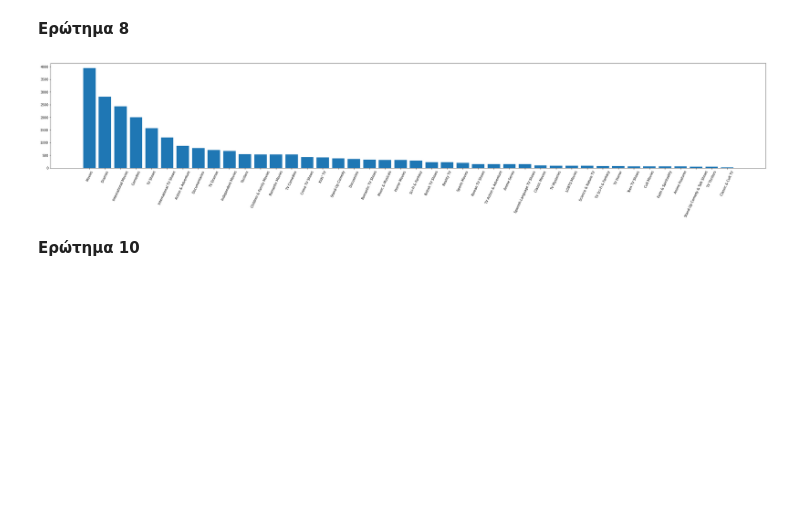
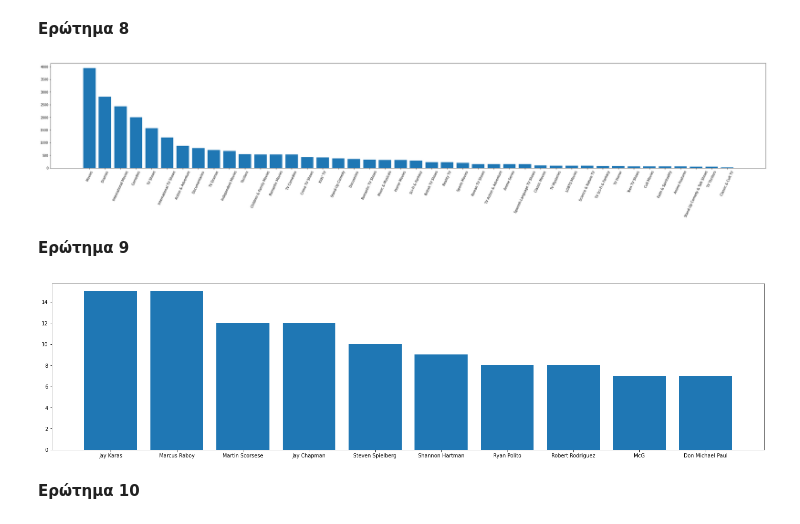
Before and after one commit to d-maniatakos/data-mining-assignment1, a Jupyter notebook: data_mining_assignment1.ipynb, the cells around one changed output. Cells and saved outputs as stored; diff of their text form; code cells hidden in the pictures; blank space fills up the shorter version.

```diff
--- a/data_mining_assignment1.ipynb
+++ b/data_mining_assignment1.ipynb
@@ -252,6 +253,41 @@ def plot_categories(df):
 plot_categories(netflix_data)
 # %% [output]
 [figure]
+# %% [markdown]
+**Ερώτημα 9**
+# %%
+def most_popular_directors(df, n):
+  directors_dict = {}
+
+  directors = df['director']
+  directors = directors.dropna()
+  for d in directors:
+    for director in seperateCommas(d):
+      if director not in directors_dict.keys():
+        directors_dict[director] = 1
+      else:
+        directors_dict[director] += 1
+  directors_list = sorted(directors_dict.items(), key=lambda x: -x[1])
+  return directors_list[:n]
+
+def plot_most_popular_directors(df,n):
+  directors_tuple = most_popular_directors(df,n)
+  if(len(directors_tuple)==0):
+    print('No directors found')
+    return
+  directors, listings = map(list, zip(*directors_tuple))
+  figure(figsize=(25, 6))
+  plt.bar(directors, listings)
+
+def plot_most_popular_directors_per_coutry(df, country, n):
+  plot_most_popular_directors(titles_in_country(df, country), n)
+
+
+plot_most_popular_directors_per_coutry(netflix_data, 'United States', 10)
+
+test = netflix_data[netflix_data['director'].notnull()]
+# %% [output]
+[figure, added]
 # %% [markdown]
 **Ερώτημα 10**
 # %%
```
Also changed, not shown: parts of 1 cell of this notebook.
